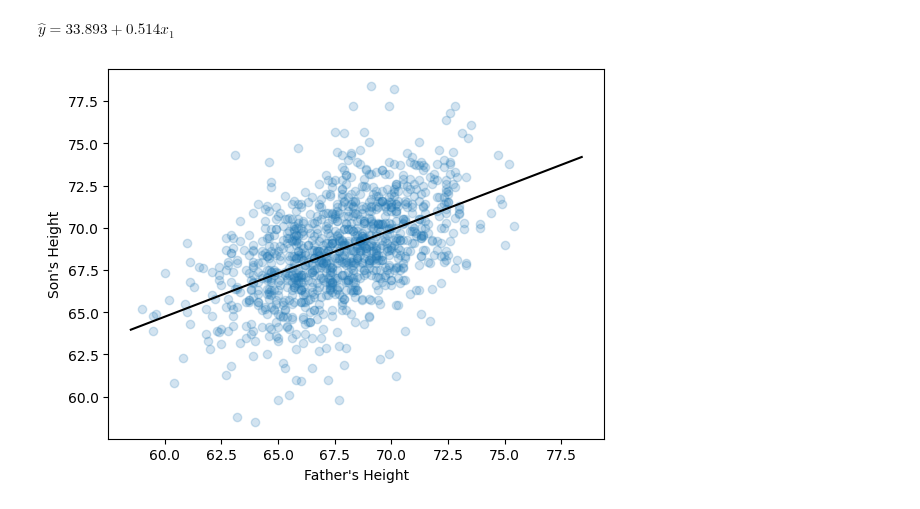
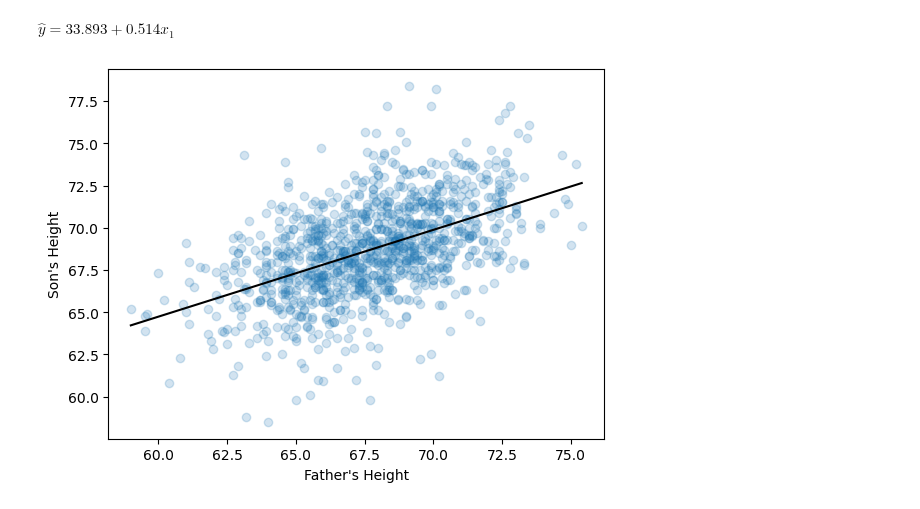
Before and after one commit to alexanderthclark/Stats1101, a Jupyter notebook: book/statwrapregression.ipynb, the cells around one changed output. Saved outputs shown, nothing was run; the diff lists cells and outputs as text; code cells hidden in the pictures.

```diff
--- a/book/statwrapregression.ipynb
+++ b/book/statwrapregression.ipynb
@@ -105,14 +105,14 @@ $\hat{y} = 33.893 +0.514 x_{1}$
 # %%
 scatter_plot(father, son,
              xlabel = "Father's Height",
              ylabel = "Son's Height",
              alpha = 0.2, # reduce opacity of points
              show = False) # tell Python to let us add more stuff to the plot
 
 # Add regression line using matplotlib
-x_range = son.min(), son.max()
-y_predictions = reg_line(son.min()), reg_line(son.max())
+x_range = father.min(), father.max()
+y_predictions = reg_line(x_range)
 plt.plot(x_range, y_predictions, color = 'black')
 plt.show()
 # %% [output]
-[figure, old version]
+[figure, new version]
```
